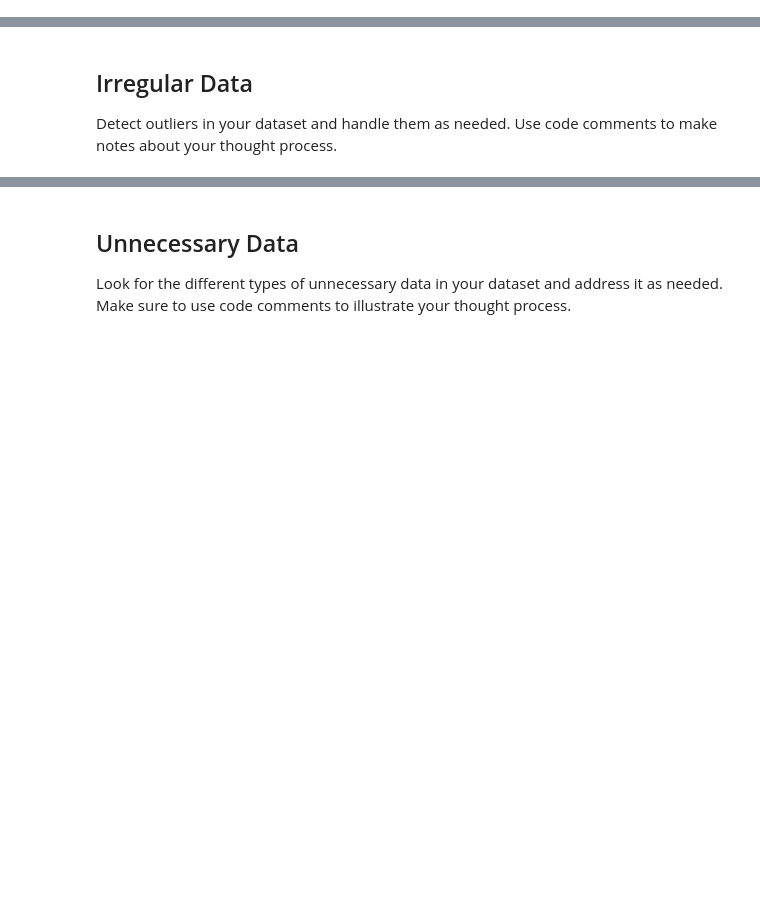
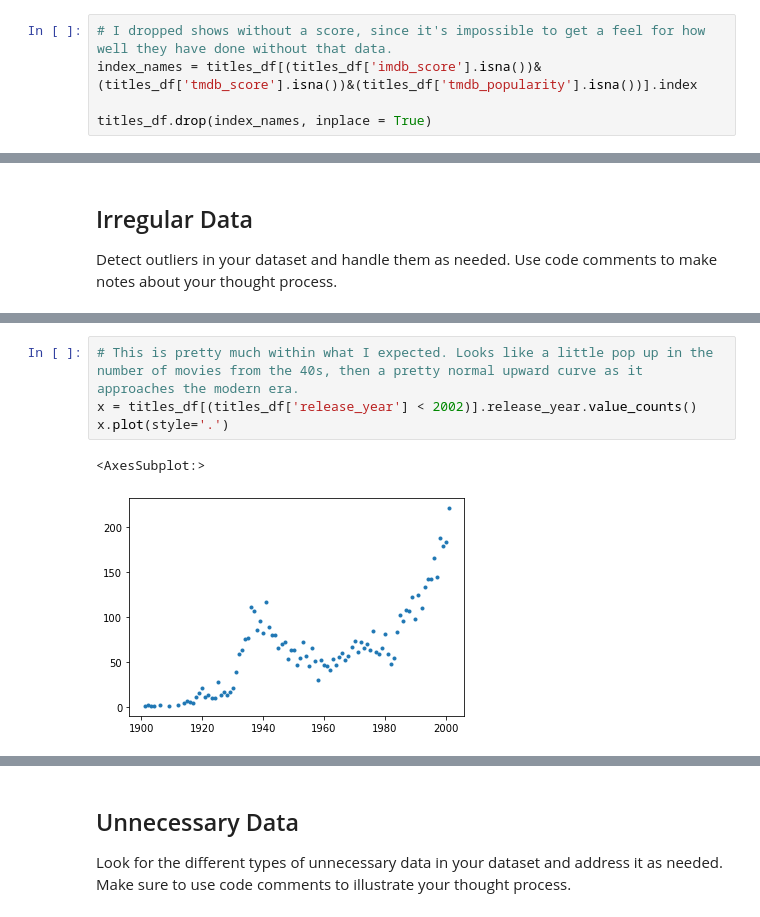
Before and after one commit to LizzCallahan/cleaning-data-checkpoint, a Jupyter notebook: checkpoint-three.ipynb, the cells around one changed output, grey strips where cells are left out. Cells and saved outputs as stored; diff of their text form; blank space fills up the shorter version.

```diff
--- a/checkpoint-three.ipynb
+++ b/checkpoint-three.ipynb
@@ -144,3 +126,8 @@ titles_df[(titles_df['imdb_score'].isna())&(titles_df['tmdb_score'].isna())&(tit
+# %%
+# I dropped shows without a score, since it's impossible to get a feel for how well they have done without that data.
+index_names = titles_df[(titles_df['imdb_score'].isna())&(titles_df['tmdb_score'].isna())&(titles_df['tmdb_popularity'].isna())].index
+
+titles_df.drop(index_names, inplace = True)
 # %%
 #Checking for nulls to see where data might be missing.
 credits_df.isnull().sum()
@@ -176,0 +199,7 @@ Detect outliers in your dataset and handle them as needed. Use code comments to
+# %%
+# This is pretty much within what I expected. Looks like a little pop up in the number of movies from the 40s, then a pretty normal upward curve as it approaches the modern era.
+x = titles_df[(titles_df['release_year'] < 2002)].release_year.value_counts()
+x.plot(style='.')
+# %% [output]
+<AxesSubplot:>
+[figure, added]
```
Also changed, not shown: parts of 30 cells of this notebook.
